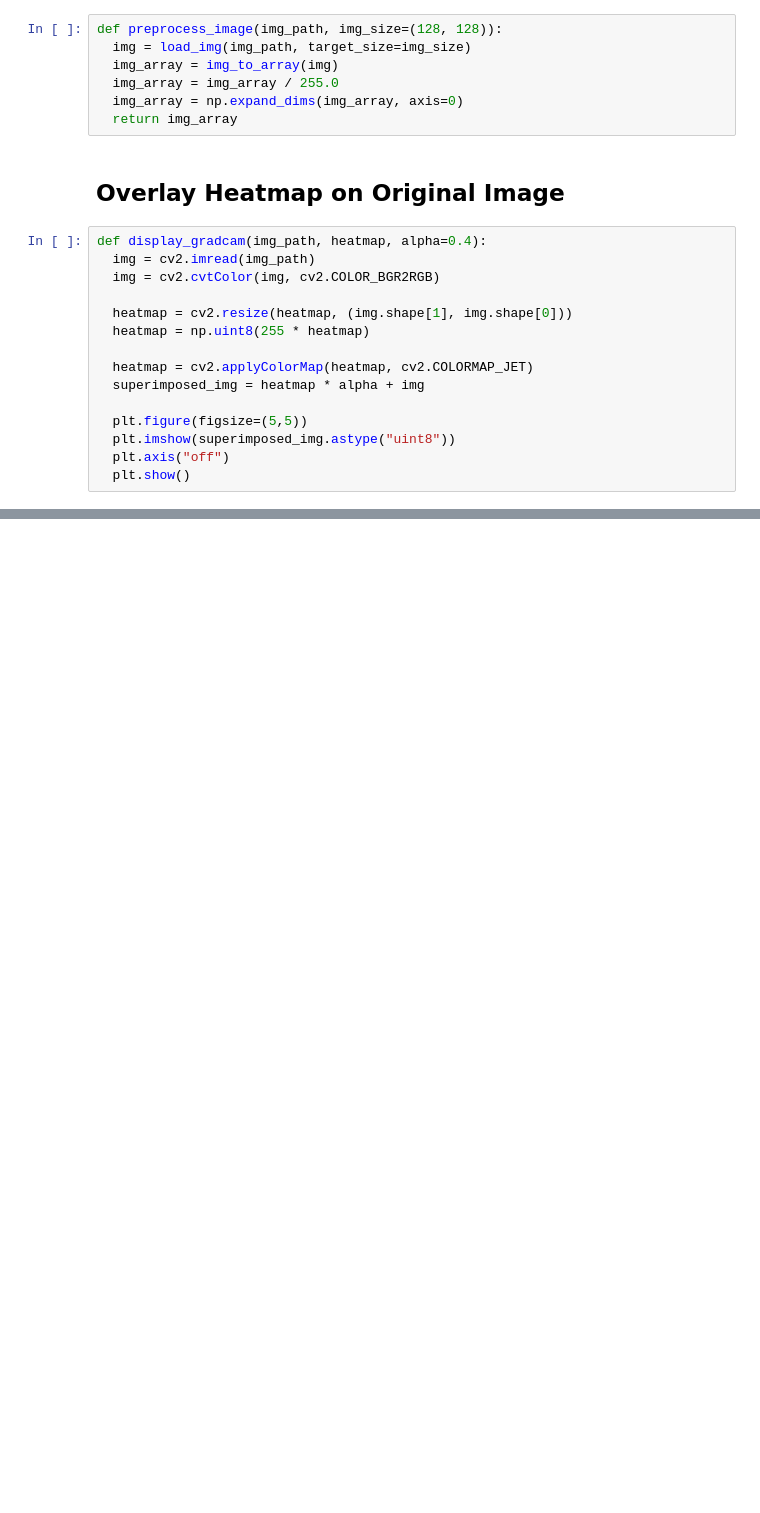
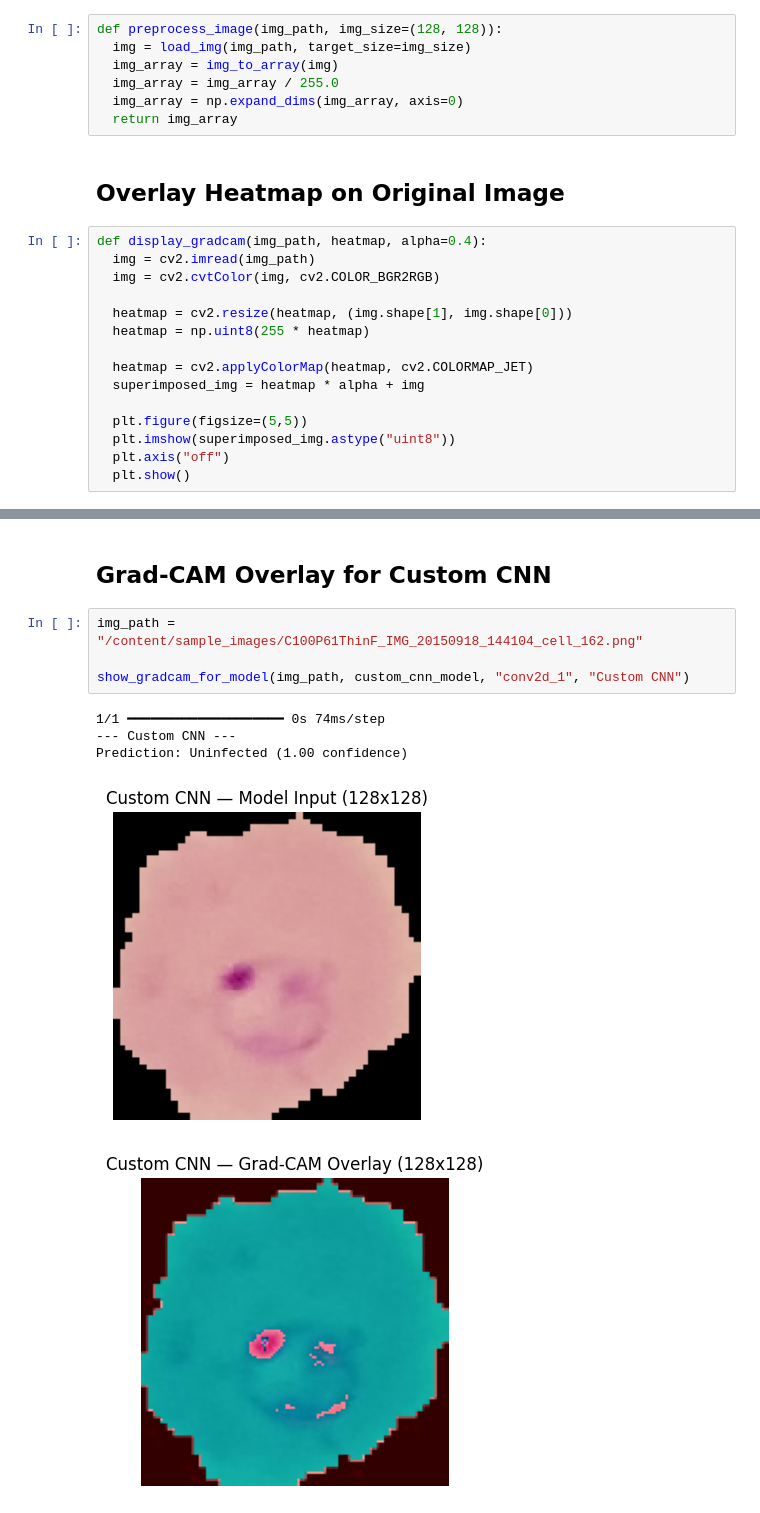
Before and after one commit to MaryvilleUniversity-AI/malaria-image-classification, a Jupyter notebook: notebooks/gradcam_explainability.ipynb, the cells around one changed output, grey strips where cells are left out. Saved outputs shown, nothing was run; the diff lists cells and outputs as text; blank space fills up the shorter version.

Commit message:
updated gradcam notebook
Signed-off-by: DanLDevs <148491922+DanLDevs@users.noreply.github.com>

```diff
--- a/notebooks/gradcam_explainability.ipynb
+++ b/notebooks/gradcam_explainability.ipynb
@@ -158,0 +295,12 @@ display_gradcam(img_path, heatmap)
+# %% [markdown]
+## Grad-CAM Overlay for Custom CNN
+# %%
+img_path = "/content/sample_images/C100P61ThinF_IMG_20150918_144104_cell_162.png"
+
+show_gradcam_for_model(img_path, custom_cnn_model, "conv2d_1", "Custom CNN")
+# %% [output]
+1/1 ━━━━━━━━━━━━━━━━━━━━ 0s 74ms/step
+--- Custom CNN ---
+Prediction: Uninfected (1.00 confidence)
+[figure, added]
+[figure, added]
```
Also changed, not shown: parts of 18 cells of this notebook.
